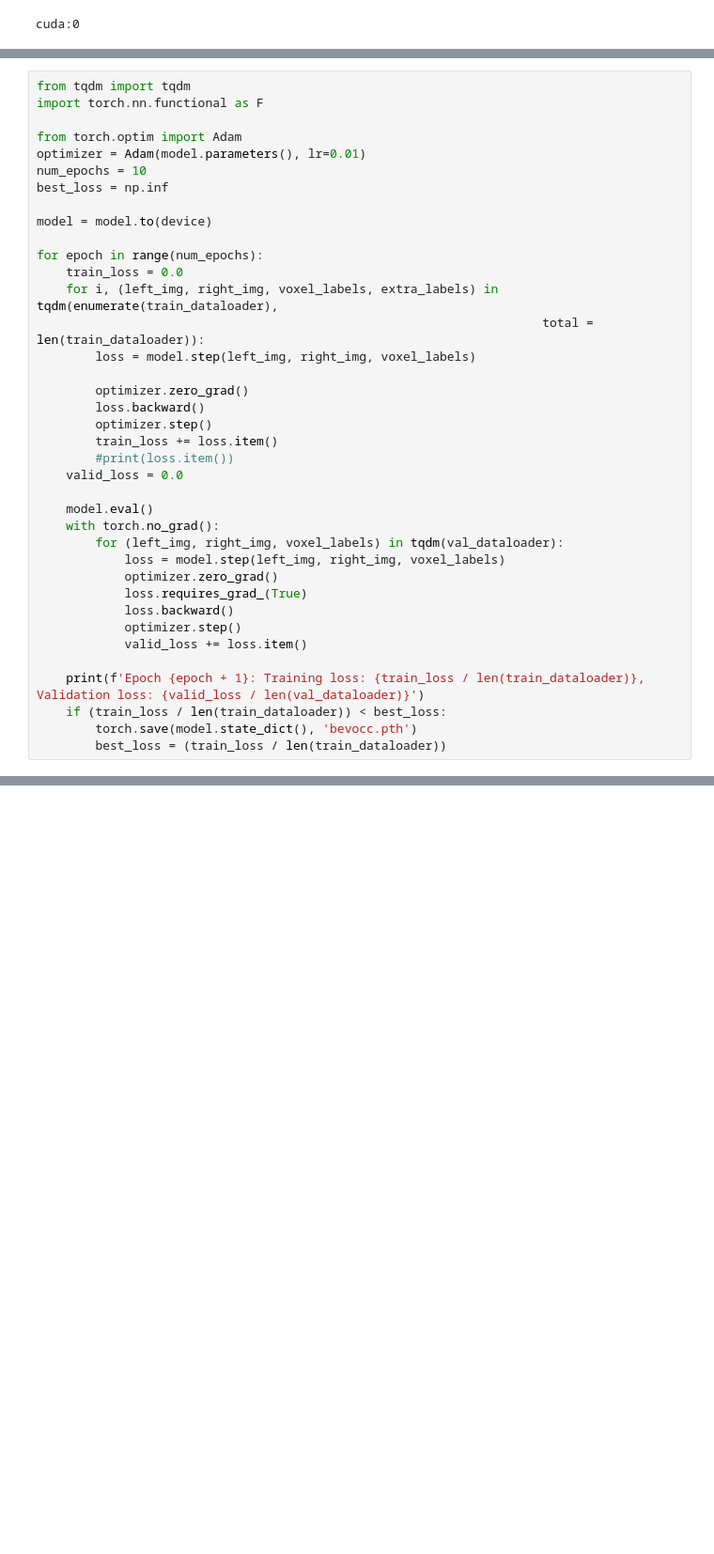
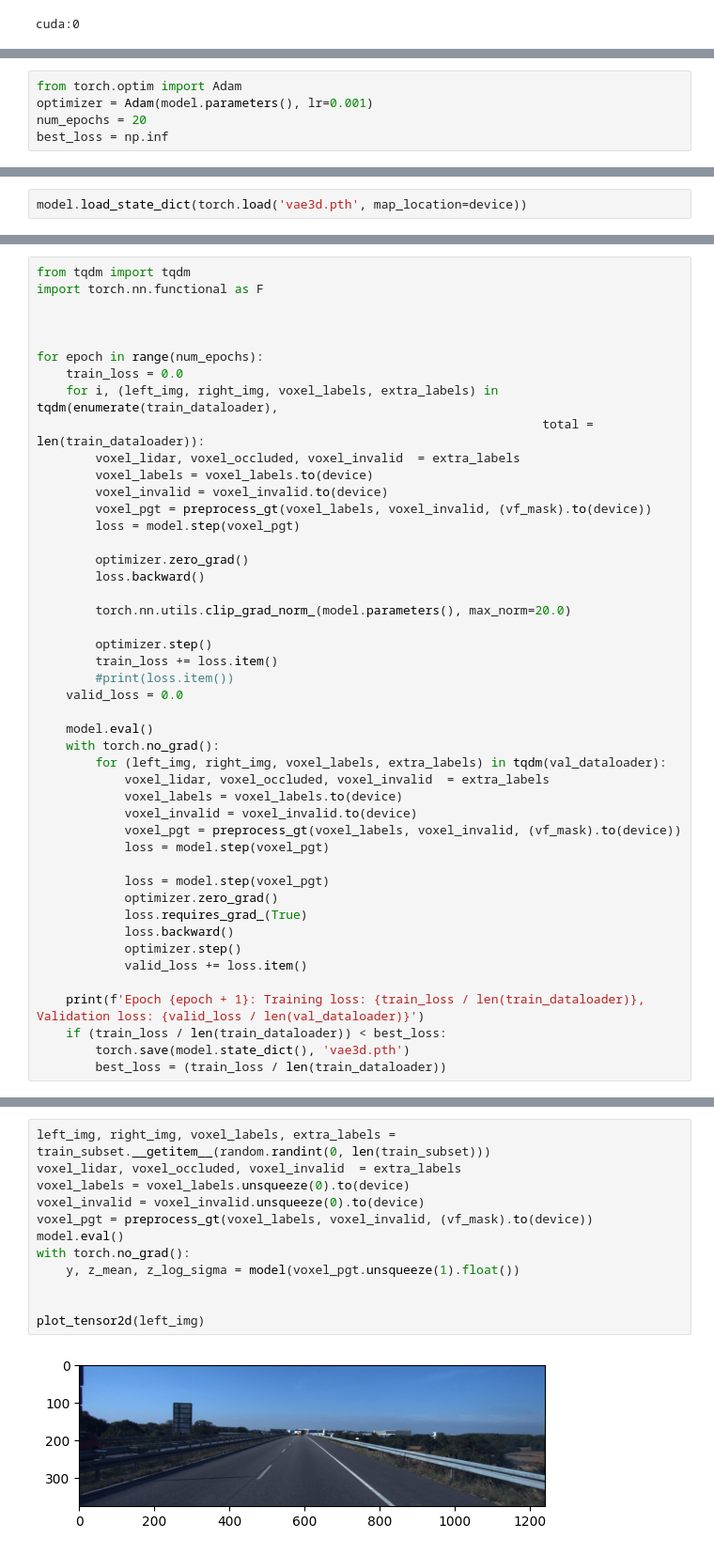
Before and after one commit to zht043/HKU-OccNet, a Jupyter notebook: Experiments/ZHTDanPotDrei.ipynb, the cells around one changed output, grey strips where cells are left out. Shown at 94% size. Cells and saved outputs as stored; diff of their text form; blank space fills up the shorter version.

```diff
--- a/Experiments/ZHTDanPotDrei.ipynb
+++ b/Experiments/ZHTDanPotDrei.ipynb
@@ -598,0 +585,5 @@ model = VAE3D(latent_dim=128, device)
+# %%
+from torch.optim import Adam
+optimizer = Adam(model.parameters(), lr=0.001)
+num_epochs = 20
+best_loss = np.inf
@@ -598,0 +593,2 @@ model = VAE3D(latent_dim=128, device)
+# %%
+model.load_state_dict(torch.load('vae3d.pth', map_location=device))
@@ -600,21 +602,23 @@ model = VAE3D(latent_dim=128, device)
 from tqdm import tqdm
 import torch.nn.functional as F
 
-from torch.optim import Adam
-optimizer = Adam(model.parameters(), lr=0.01)
-num_epochs = 10
-best_loss = np.inf
 
-model = model.to(device)
 
 for epoch in range(num_epochs):
     train_loss = 0.0
     for i, (left_img, right_img, voxel_labels, extra_labels) in tqdm(enumerate(train_dataloader),
                                                                      total = len(train_dataloader)):
-        loss = model.step(left_img, right_img, voxel_labels)
+        voxel_lidar, voxel_occluded, voxel_invalid  = extra_labels
+        voxel_labels = voxel_labels.to(device)
+        voxel_invalid = voxel_invalid.to(device)
+        voxel_pgt = preprocess_gt(voxel_labels, voxel_invalid, (vf_mask).to(device))
+        loss = model.step(voxel_pgt)
 
         optimizer.zero_grad()
         loss.backward()
+
+        torch.nn.utils.clip_grad_norm_(model.parameters(), max_norm=20.0)
+
         optimizer.step()
         train_loss += loss.item()
         #print(loss.item())
@@ -622,8 +626,14 @@ for epoch in range(num_epochs):
 
     model.eval()
     with torch.no_grad():
-        for (left_img, right_img, voxel_labels) in tqdm(val_dataloader):
-            loss = model.step(left_img, right_img, voxel_labels)
+        for (left_img, right_img, voxel_labels, extra_labels) in tqdm(val_dataloader):
+            voxel_lidar, voxel_occluded, voxel_invalid  = extra_labels
+            voxel_labels = voxel_labels.to(device)
+            voxel_invalid = voxel_invalid.to(device)
+            voxel_pgt = preprocess_gt(voxel_labels, voxel_invalid, (vf_mask).to(device))
+            loss = model.step(voxel_pgt)
+
+            loss = model.step(voxel_pgt)
             optimizer.zero_grad()
             loss.requires_grad_(True)
             loss.backward()
@@ -632,5 +642,5 @@ for epoch in range(num_epochs):
 
     print(f'Epoch {epoch + 1}: Training loss: {train_loss / len(train_dataloader)}, Validation loss: {valid_loss / len(val_dataloader)}')
     if (train_loss / len(train_dataloader)) < best_loss:
-        torch.save(model.state_dict(), 'bevocc.pth')
+        torch.save(model.state_dict(), 'vae3d.pth')
         best_loss = (train_loss / len(train_dataloader))
@@ -636,0 +661,14 @@ for epoch in range(num_epochs):
+# %%
+left_img, right_img, voxel_labels, extra_labels = train_subset.__getitem__(random.randint(0, len(train_subset)))
+voxel_lidar, voxel_occluded, voxel_invalid  = extra_labels
+voxel_labels = voxel_labels.unsqueeze(0).to(device)
+voxel_invalid = voxel_invalid.unsqueeze(0).to(device)
+voxel_pgt = preprocess_gt(voxel_labels, voxel_invalid, (vf_mask).to(device))
+model.eval()
+with torch.no_grad():
+    y, z_mean, z_log_sigma = model(voxel_pgt.unsqueeze(1).float())
+
+
+plot_tensor2d(left_img)
+# %% [output]
+[figure, added]
```
Also changed, not shown: parts of 36 cells of this notebook, 4 other files.
